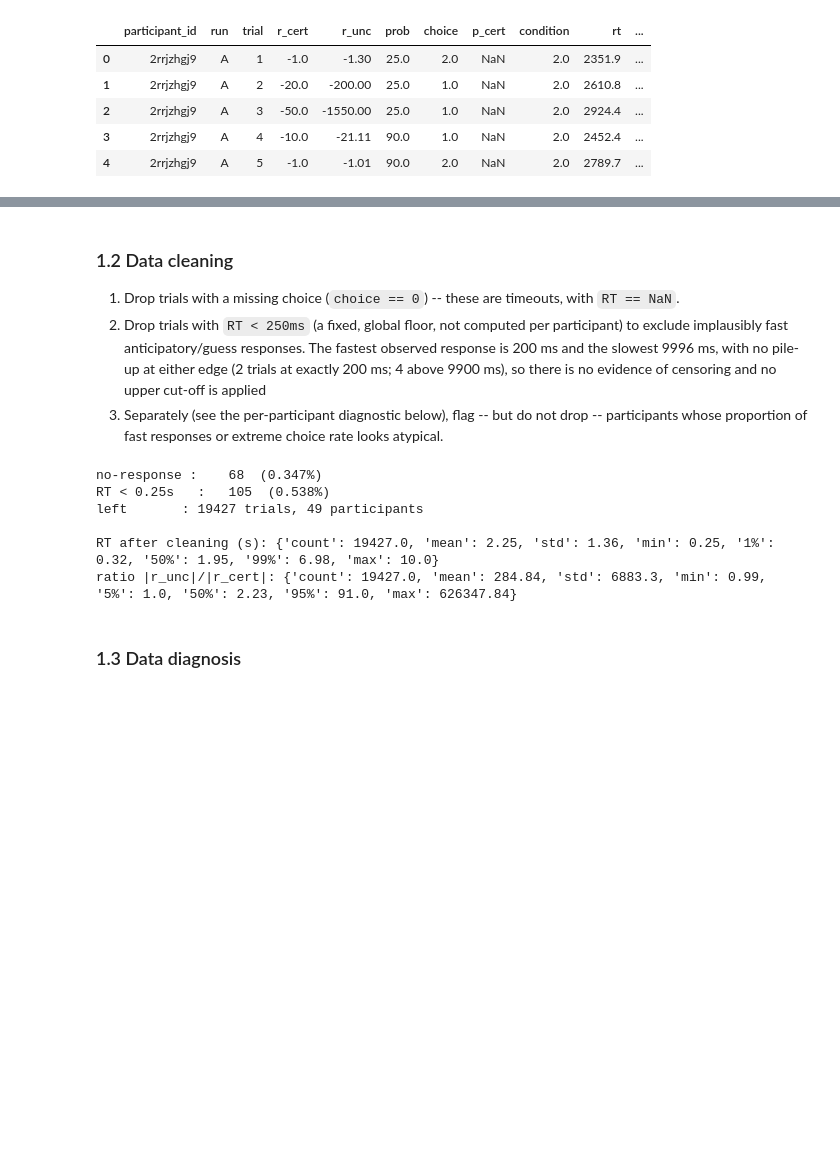
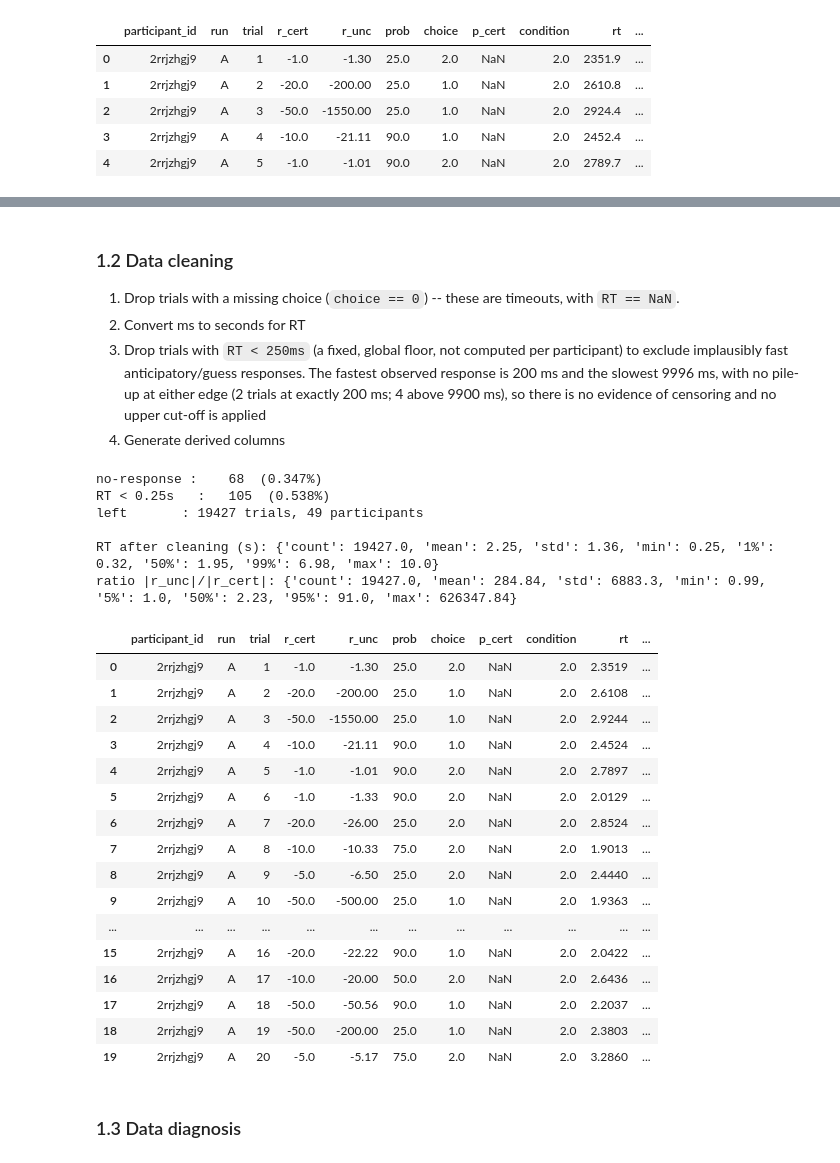
Before and after one commit to ale1201/ccs-final-project, a Jupyter notebook: project.ipynb, the cells around one changed output, grey strips where cells are left out. Saved outputs shown, nothing was run; the diff lists cells and outputs as text; code cells hidden in the pictures; blank space fills up the shorter version.

```diff
--- a/project.ipynb
+++ b/project.ipynb
@@ -77,13 +135,18 @@ df.head()
 ### 1.2 Data cleaning
 
 1. Drop trials with a missing choice (`choice == 0`) -- these are timeouts, with `RT == NaN`.
-2. Drop trials with `RT < 250ms` (a fixed, global floor, not computed per participant) to exclude implausibly fast anticipatory/guess responses. The fastest observed response is 200 ms and the slowest 9996 ms, with no pile-up at either edge (2 trials at exactly 200 ms; 4 above 9900 ms), so there is no evidence of censoring and no upper cut-off is applied
-3. Separately (see the per-participant diagnostic below), flag -- but do not drop -- participants whose proportion of fast responses or extreme choice rate looks atypical.
+2. Convert ms to seconds for RT
+3. Drop trials with `RT < 250ms` (a fixed, global floor, not computed per participant) to exclude implausibly fast anticipatory/guess responses. The fastest observed response is 200 ms and the slowest 9996 ms, with no pile-up at either edge (2 trials at exactly 200 ms; 4 above 9900 ms), so there is no evidence of censoring and no upper cut-off is applied
+4. Generate derived columns
 # %%
+RT_LO = 0.25    # secs, under this RT, the response is considered "too fast" and will be excluded
+FAST_THR = 0.40                # threshold for marking "rapid response"
+FAST_MAX = 0.10                # >10% of rapid tests
+
 def clean(df, rt_lo=RT_LO, verbose=True):
     d, n0 = df.copy(), len(df)
 
-    # Exclude non-responses (these are timeouts; their RT is NaN)
+    # Exclude non-responses
     d = d[d.choice.isin([1, 2])]
     n1 = len(d)
 
@@ -95,37 +158,59 @@ def clean(df, rt_lo=RT_LO, verbose=True):
     d = d[(d.rt >= rt_lo)]
     n2 = len(d)
 
     # 4) derived columns
     d["p"]     = d.prob / 100.0                          # percentage -> proportion
-    d["theta"] = (1 - d.p) / d.p                         # probabilities against
+    d["p_c"]   = d.p_cert.fillna(1.0)                    # NaN = completely sure
+    d["theta"] = (1 - d.p) / d.p                         # probabilities against (same as odds, just to validate)
+    d["theta_cert"] = (1 - d.p_c) / d.p_c                # = 0 when p_c == 1
     d["y"]     = (d.choice == 2).astype(float)           # 1 = chose the uncertain option
     d["scale"] = (d.r_cert.abs() + d.r_unc.abs()) / 2    # numerical normalization of ΔV
     d["ratio"] = d.r_unc.abs() / d.r_cert.abs()          # ratio of magnitudes
 
-    # verification: the odds column in the file should match our formula
-    if not np.allclose(d.odds, d.theta, rtol=1e-6):
-        print("WARN: column 'odds' does not match (1-p)/p; using calculated theta")
+    # verifications
+    assert np.allclose(d.theta, d.odds), "theta does not match the odds column"
     assert (d[d.condition == 1][["r_cert", "r_unc"]] > 0).all().all(), "non-positive earnings"
     assert (d[d.condition == 2][["r_cert", "r_unc"]] < 0).all().all(), "non-negative losses"
+    assert d.scale.gt(0).all(), "scale <= 0"
+    assert d.theta_cert.between(0, 5).all(), "theta_cert out of expected range"
+    assert d.p_c.between(0, 1).all(), "p_c out of [0,1]"
 
     if verbose:
         print(f"no-response : {n0-n1:5d}  ({(n0-n1)/n0:.3%})")
         print(f"RT < {rt_lo}s   : {fasts:5d}  ({fasts/n1:.3%})")
         print(f"left       : {n2} trials, {d.participant_id.nunique()} participants")
         print("\nRT after cleaning (s):",
               d.rt.describe([.01, .5, .99]).round(2).to_dict())
         print("ratio |r_unc|/|r_cert|:", d.ratio.describe([.05, .5, .95]).round(2).to_dict())
 
     return d.reset_index(drop=True)
 
 data = clean(df)
+data.head(20)
 # %% [output]
 no-response :    68  (0.347%)
 RT < 0.25s   :   105  (0.538%)
 left       : 19427 trials, 49 participants
 
 RT after cleaning (s): {'count': 19427.0, 'mean': 2.25, 'std': 1.36, 'min': 0.25, '1%': 0.32, '50%': 1.95, '99%': 6.98, 'max': 10.0}
 ratio |r_unc|/|r_cert|: {'count': 19427.0, 'mean': 284.84, 'std': 6883.3, 'min': 0.99, '5%': 1.0, '50%': 2.23, '95%': 91.0, 'max': 626347.84}
+|  | participant_id | run | trial | r_cert | r_unc | prob | choice | p_cert | condition | rt | ... |
+| 0 | 2rrjzhgj9 | A | 1 | -1.0 | -1.30 | 25.0 | 2.0 | NaN | 2.0 | 2.3519 | ... |
+| 1 | 2rrjzhgj9 | A | 2 | -20.0 | -200.00 | 25.0 | 1.0 | NaN | 2.0 | 2.6108 | ... |
+| 2 | 2rrjzhgj9 | A | 3 | -50.0 | -1550.00 | 25.0 | 1.0 | NaN | 2.0 | 2.9244 | ... |
+| 3 | 2rrjzhgj9 | A | 4 | -10.0 | -21.11 | 90.0 | 1.0 | NaN | 2.0 | 2.4524 | ... |
+| 4 | 2rrjzhgj9 | A | 5 | -1.0 | -1.01 | 90.0 | 2.0 | NaN | 2.0 | 2.7897 | ... |
+| 5 | 2rrjzhgj9 | A | 6 | -1.0 | -1.33 | 90.0 | 2.0 | NaN | 2.0 | 2.0129 | ... |
+| 6 | 2rrjzhgj9 | A | 7 | -20.0 | -26.00 | 25.0 | 2.0 | NaN | 2.0 | 2.8524 | ... |
+| 7 | 2rrjzhgj9 | A | 8 | -10.0 | -10.33 | 75.0 | 2.0 | NaN | 2.0 | 1.9013 | ... |
+| 8 | 2rrjzhgj9 | A | 9 | -5.0 | -6.50 | 25.0 | 2.0 | NaN | 2.0 | 2.4440 | ... |
+| 9 | 2rrjzhgj9 | A | 10 | -50.0 | -500.00 | 25.0 | 1.0 | NaN | 2.0 | 1.9363 | ... |
+| ... | ... | ... | ... | ... | ... | ... | ... | ... | ... | ... | ... |
+| 15 | 2rrjzhgj9 | A | 16 | -20.0 | -22.22 | 90.0 | 1.0 | NaN | 2.0 | 2.0422 | ... |
+| 16 | 2rrjzhgj9 | A | 17 | -10.0 | -20.00 | 50.0 | 2.0 | NaN | 2.0 | 2.6436 | ... |
+| 17 | 2rrjzhgj9 | A | 18 | -50.0 | -50.56 | 90.0 | 1.0 | NaN | 2.0 | 2.2037 | ... |
+| 18 | 2rrjzhgj9 | A | 19 | -50.0 | -200.00 | 25.0 | 1.0 | NaN | 2.0 | 2.3803 | ... |
+| 19 | 2rrjzhgj9 | A | 20 | -5.0 | -5.17 | 75.0 | 2.0 | NaN | 2.0 | 3.2860 | ... |
 # %% [markdown]
 ### 1.3 Data diagnosis
 # %%
```
Also changed, not shown: parts of 43 cells of this notebook.
